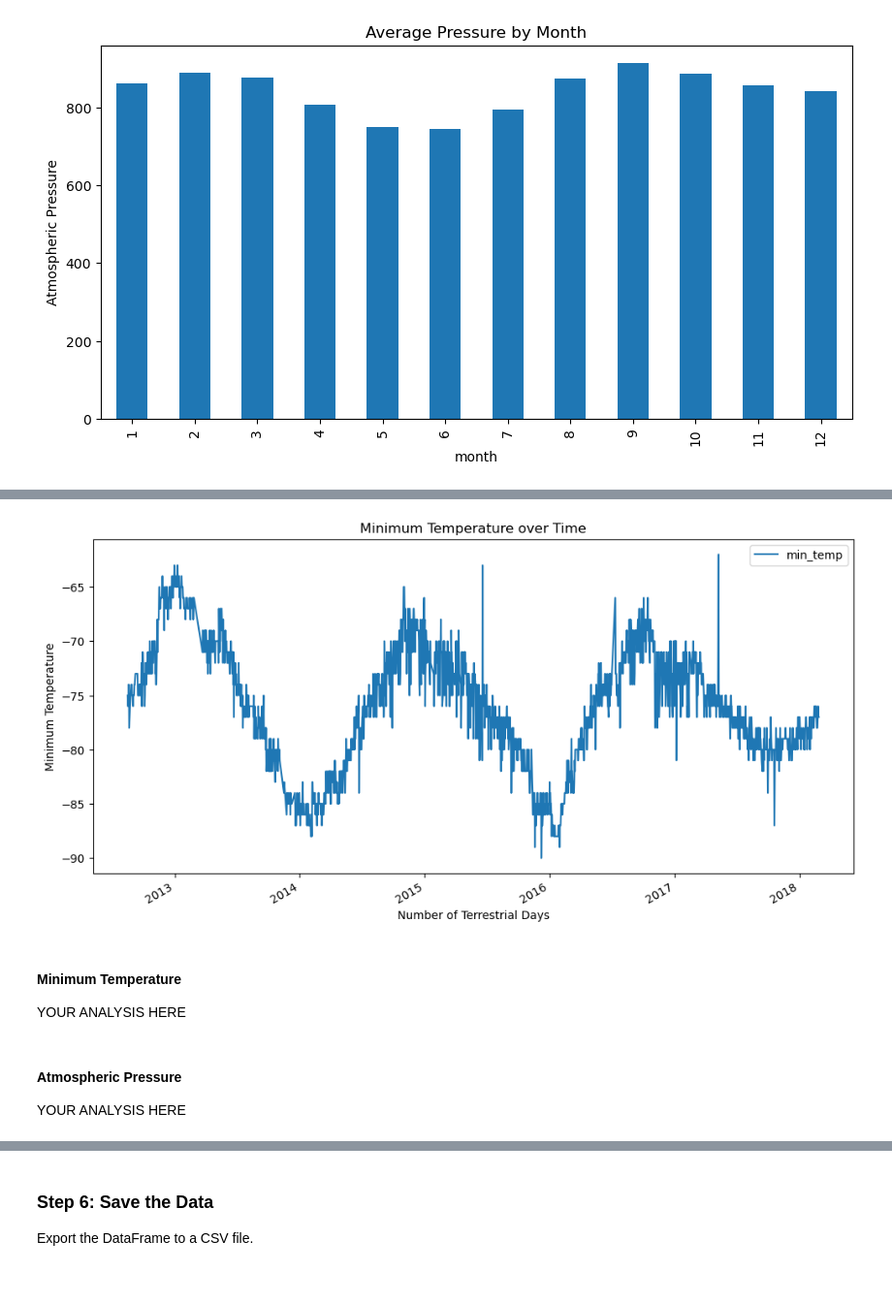
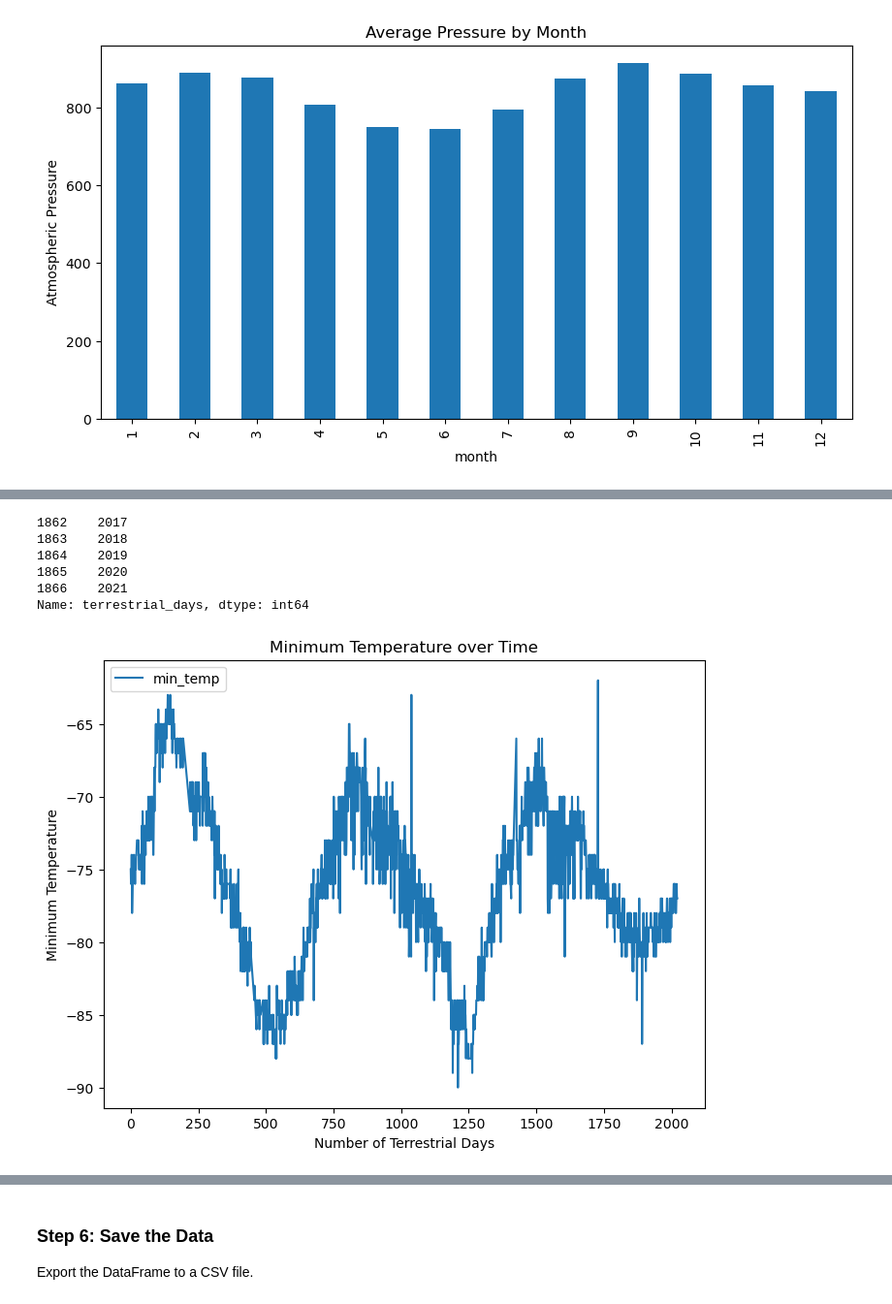
Before and after one commit to Sprodhania/web-scraping_and_data-analysis, a Jupyter notebook: part_2_mars_weather.ipynb, the cells around one changed output, grey strips where cells are left out. Shown at 97% size. Cells and saved outputs as stored; diff of their text form; code cells hidden in the pictures.

```diff
--- a/part_2_mars_weather.ipynb
+++ b/part_2_mars_weather.ipynb
@@ -115,5 +115,4 @@ print(mars_temp_data)
 [{'id': '2', 'terrestrial_date': '2012-08-16', 'sol': '10', 'ls': '155', 'month': '6', 'min_temp': '-75.0', 'pressure': '739.0'}, {'id': '13', 'terrestrial_date': '2012-08-17', 'sol': '11', 'ls': '156 ...
 # %%
 # Create a Pandas DataFrame by using the list of rows and a list of the column names
-df= pd.DataFrame(['id', 'terrestrial_date', 'sol', 'ls', 'month', 'min_temp', 'pressure'])
-df
+df = pd.DataFrame(mars_temp_data, columns = ["id", "terrestrial_date", "sol", "ls", "month", "min_temp", "pressure"])
@@ -287,20 +289,24 @@ The highest pressure month is 9 with an average minimum temperature of 913.31 °
+# %%
+#converting terrestrial date into days
+df['terrestrial_days'] = (df['terrestrial_date'] - df['terrestrial_date'].min()).dt.days
+df['terrestrial_days'].tail(5)
+# %% [output]
+1862    2017
+1863    2018
+1864    2019
+1865    2020
+1866    2021
+Name: terrestrial_days, dtype: int64
 # %%
 # 5. How many terrestrial (Earth) days are there in a Martian year?
 # Visually estimate the result by plotting the daily minimum temperature of each observation in the data set.
 #Extracting terrestrial date into terrestrial days
 #df['terrestrial_day'] = df['terrestrial_date'].dt.day
-df.plot(x='terrestrial_date', y='min_temp', kind='line', figsize=(12, 6))
+df['terrestrial_days'] = (df['terrestrial_date'] - df['terrestrial_date'].min()).dt.days
+df.plot(x='terrestrial_days', y='min_temp', kind='line', figsize=(8, 6))
 plt.title('Minimum Temperature over Time')
 plt.xlabel('Number of Terrestrial Days')
 plt.ylabel('Minimum Temperature')
 plt.show()
 # %% [output]
-[figure, old version]
+[figure, new version]
-# %% [markdown]
-#### Minimum Temperature
-
-YOUR ANALYSIS HERE
-# %% [markdown]
-#### Atmospheric Pressure
-
-YOUR ANALYSIS HERE
```
Also changed, not shown: parts of 14 cells of this notebook, 1 other file.
